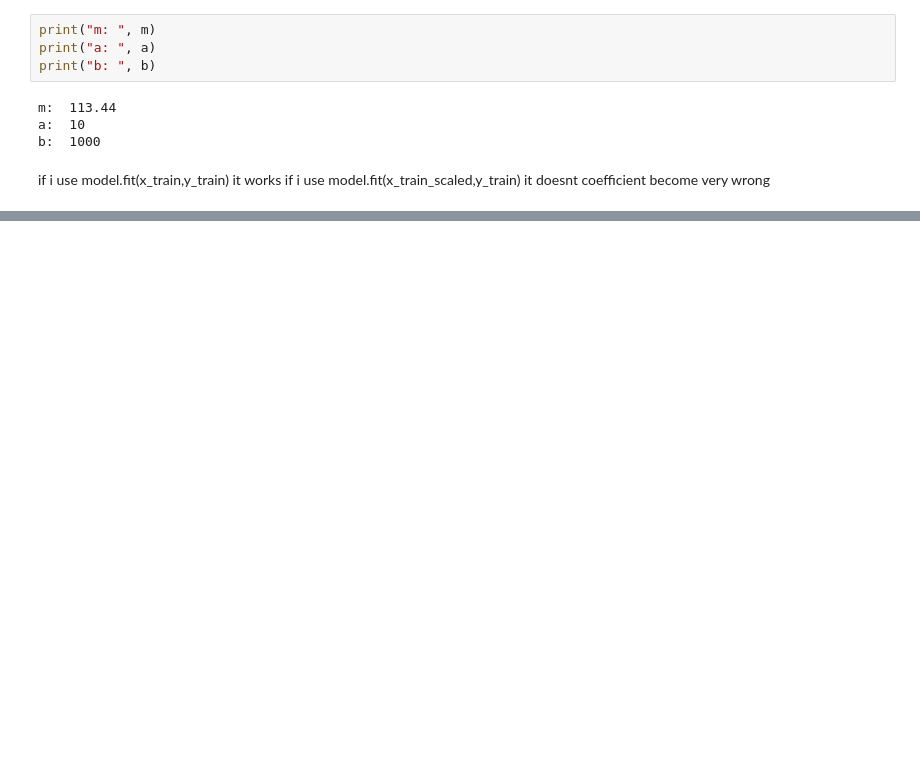
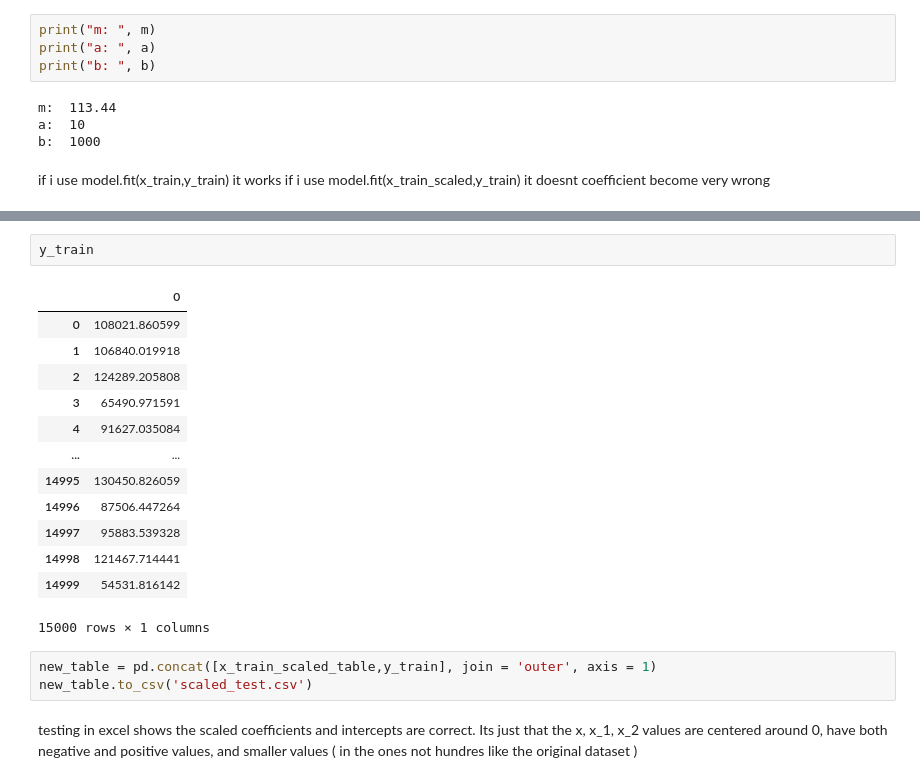
Before and after one commit to mahesakram/3mar, a Jupyter notebook: regression_training.ipynb, the cells around one changed output, grey strips where cells are left out. Saved outputs shown, nothing was run; the diff lists cells and outputs as text; blank space fills up the shorter version.

```diff
--- a/regression_training.ipynb
+++ b/regression_training.ipynb
@@ -284,0 +303,21 @@ plt.show()
+# %%
+y_train
+# %% [output]
+|  | 0 |
+| 0 | 108021.860599 |
+| 1 | 106840.019918 |
+| 2 | 124289.205808 |
+| 3 | 65490.971591 |
+| 4 | 91627.035084 |
+| ... | ... |
+| 14995 | 130450.826059 |
+| 14996 | 87506.447264 |
+| 14997 | 95883.539328 |
+| 14998 | 121467.714441 |
+| 14999 | 54531.816142 |
+15000 rows × 1 columns
+# %%
+new_table = pd.concat([x_train_scaled_table,y_train], join = 'outer', axis = 1)
+new_table.to_csv('scaled_test.csv')
+# %% [markdown]
+testing in excel shows the scaled coefficients and intercepts are correct. Its just that the x, x_1, x_2 values are centered around 0, have both negative and positive values, and smaller values ( in the ones not hundres like the original dataset )
```
Also changed, not shown: parts of 14 cells of this notebook, 3 other files.
